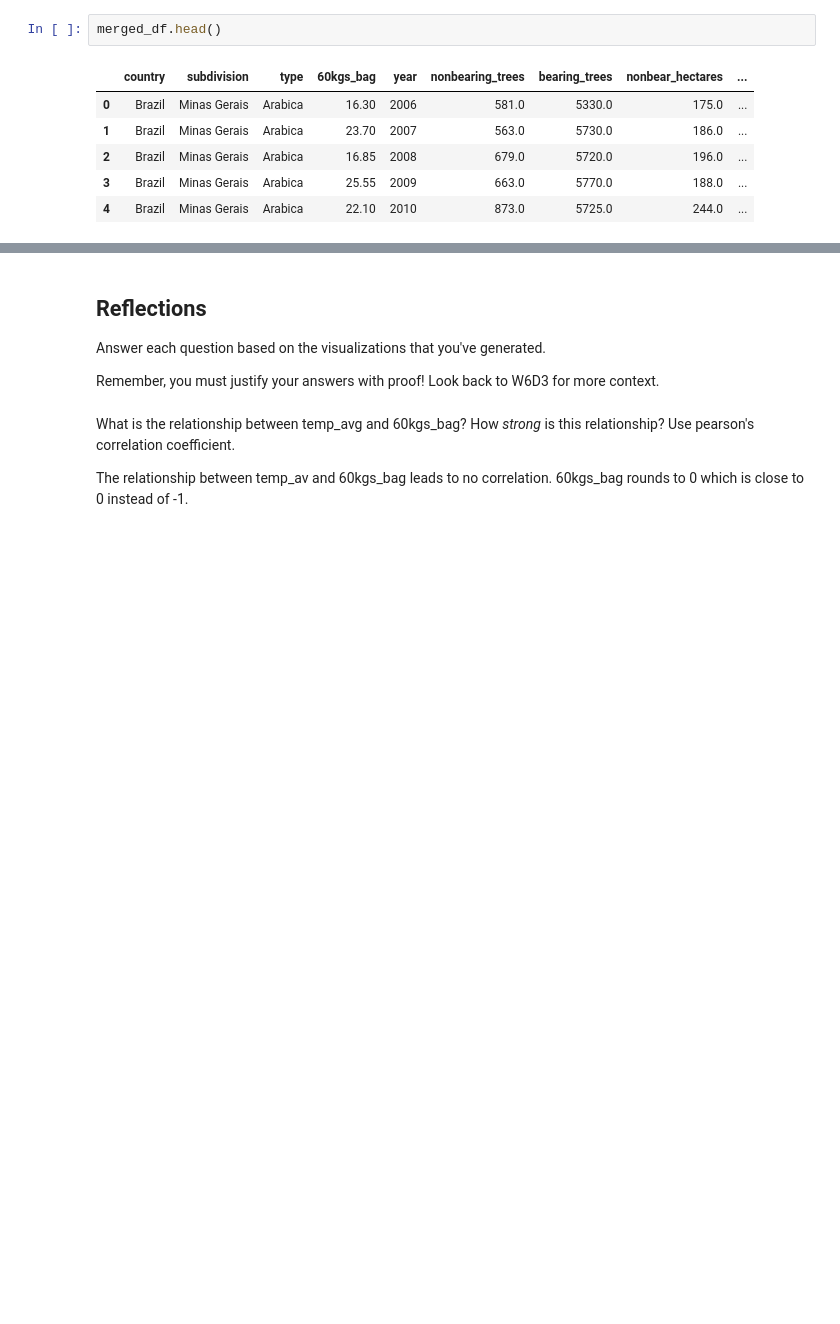
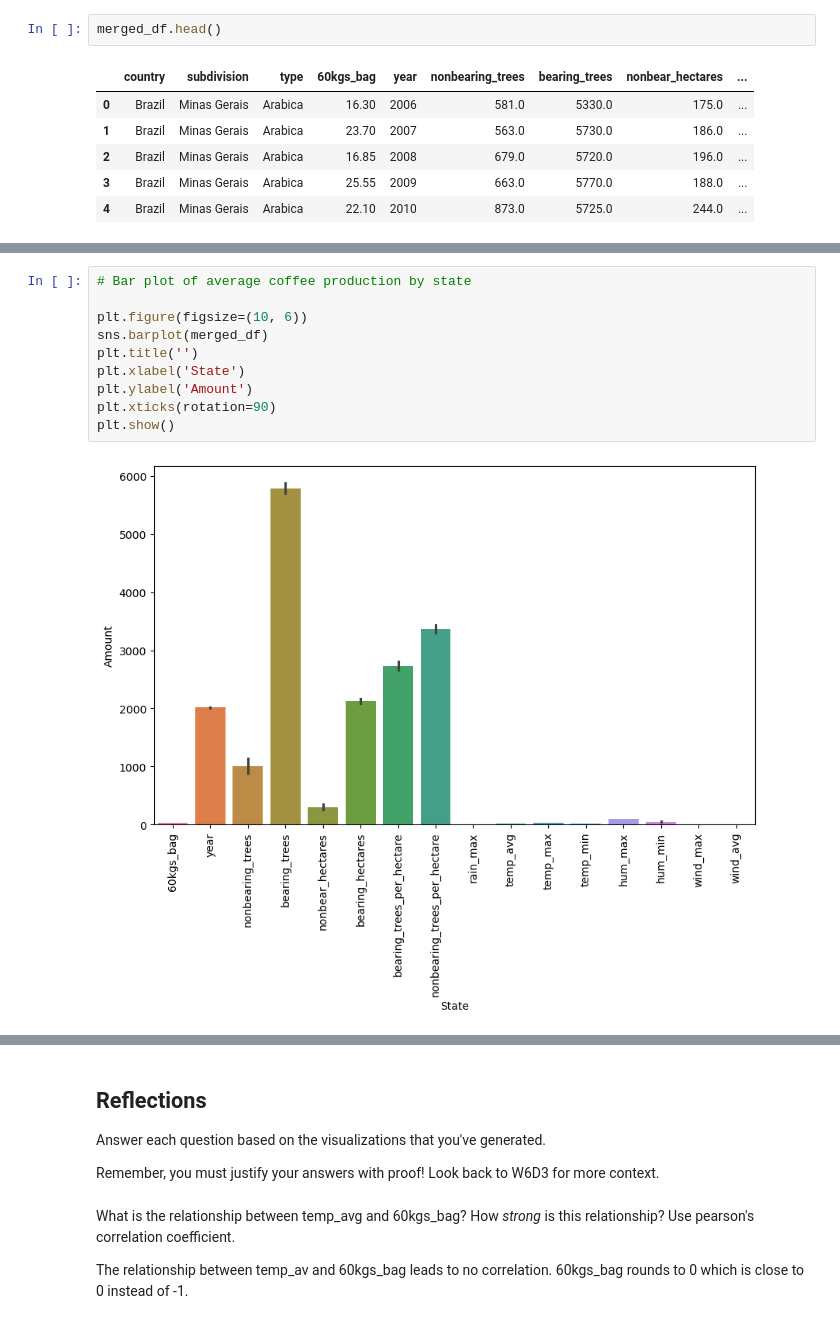
Before and after one commit to RosaniaPinto/Rosania_TLAB3, a Jupyter notebook: notebooks/analysis.ipynb, the cells around one changed output, grey strips where cells are left out. Drawn from its saved outputs; the diff is of its cells as text; blank space fills up the shorter version.

```diff
--- a/notebooks/analysis.ipynb
+++ b/notebooks/analysis.ipynb
@@ -96,0 +122,12 @@ merged_df.head()
+# %%
+# Bar plot of average coffee production by state
+
+plt.figure(figsize=(10, 6))
+sns.barplot(merged_df)
+plt.title('')
+plt.xlabel('State')
+plt.ylabel('Amount')
+plt.xticks(rotation=90)
+plt.show()
+# %% [output]
+[figure, added]
```
Also changed, not shown: parts of 9 cells of this notebook, 2 other files.
